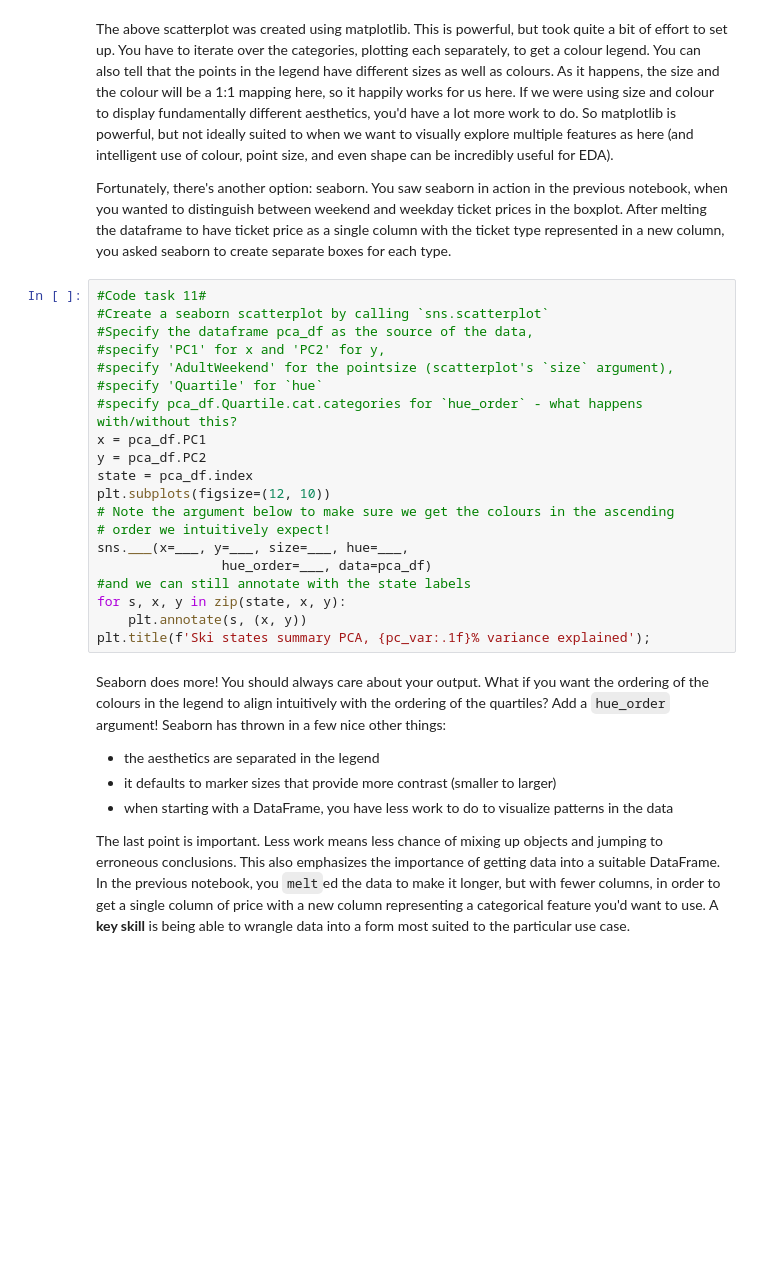
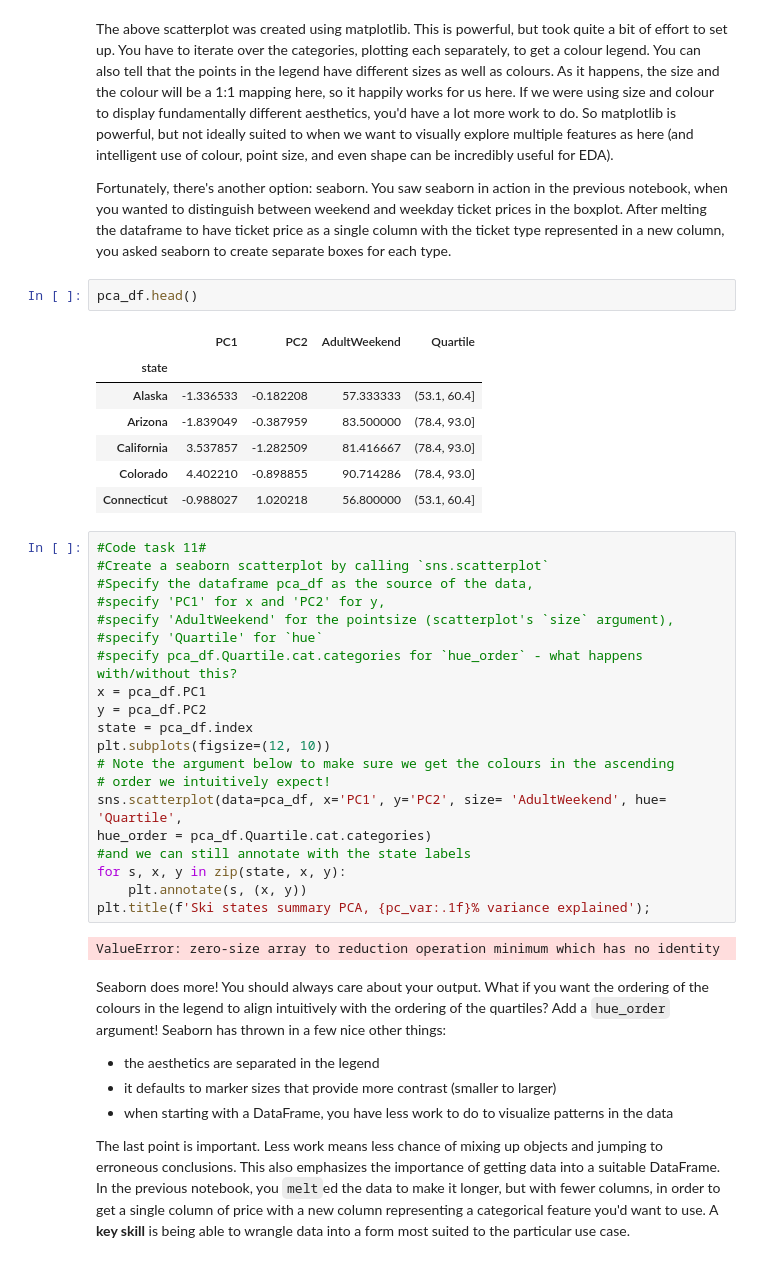
Before and after one commit to midori256/DataScienceGuidedCapstone, a Jupyter notebook: Notebooks/03_exploratory_data_analysis.ipynb, the cells around one changed output. Cells and saved outputs as stored; diff of their text form; blank space fills up the shorter version.

```diff
--- a/Notebooks/03_exploratory_data_analysis.ipynb
+++ b/Notebooks/03_exploratory_data_analysis.ipynb
@@ -577,6 +595,16 @@ Now, you see the same distribution of states as before, but with additional info
 The above scatterplot was created using matplotlib. This is powerful, but took quite a bit of effort to set up. You have to iterate over the categories, plotting each separately, to get a colour legend. You can also tell that the points in the legend have different sizes as well as colours. As it happens, the size and the colour will be a 1:1 mapping here, so it happily works for us here. If we were using size and colour to display fundamentally different aesthetics, you'd have a lot more work to do. So matplotlib is powerful, but not ideally suited to when we want to visually explore multiple features as here (and intelligent use of colour, point size, and even shape can be incredibly useful for EDA).
 
 Fortunately, there's another option: seaborn. You saw seaborn in action in the previous notebook, when you wanted to distinguish between weekend and weekday ticket prices in the boxplot. After melting the dataframe to have ticket price as a single column with the ticket type represented in a new column, you asked seaborn to create separate boxes for each type.
+# %%
+pca_df.head()
+# %% [output]
+|  | PC1 | PC2 | AdultWeekend | Quartile |
+| state |  |  |  |  |
+| Alaska | -1.336533 | -0.182208 | 57.333333 | (53.1, 60.4] |
+| Arizona | -1.839049 | -0.387959 | 83.500000 | (78.4, 93.0] |
+| California | 3.537857 | -1.282509 | 81.416667 | (78.4, 93.0] |
+| Colorado | 4.402210 | -0.898855 | 90.714286 | (78.4, 93.0] |
+| Connecticut | -0.988027 | 1.020218 | 56.800000 | (53.1, 60.4] |
 # %%
 #Code task 11#
 #Create a seaborn scatterplot by calling `sns.scatterplot`
@@ -591,12 +619,14 @@ state = pca_df.index
 plt.subplots(figsize=(12, 10))
 # Note the argument below to make sure we get the colours in the ascending
 # order we intuitively expect!
-sns.___(x=___, y=___, size=___, hue=___,
-                hue_order=___, data=pca_df)
+sns.scatterplot(data=pca_df, x='PC1', y='PC2', size= 'AdultWeekend', hue= 'Quartile',
+hue_order = pca_df.Quartile.cat.categories)
 #and we can still annotate with the state labels
 for s, x, y in zip(state, x, y):
     plt.annotate(s, (x, y))
 plt.title(f'Ski states summary PCA, {pc_var:.1f}% variance explained');
+# %% [output]
+ValueError: zero-size array to reduction operation minimum which has no identity
 # %% [markdown]
 Seaborn does more! You should always care about your output. What if you want the ordering of the colours in the legend to align intuitively with the ordering of the quartiles? Add a `hue_order` argument! Seaborn has thrown in a few nice other things:
 
```
Also changed, not shown: parts of 9 cells of this notebook.
